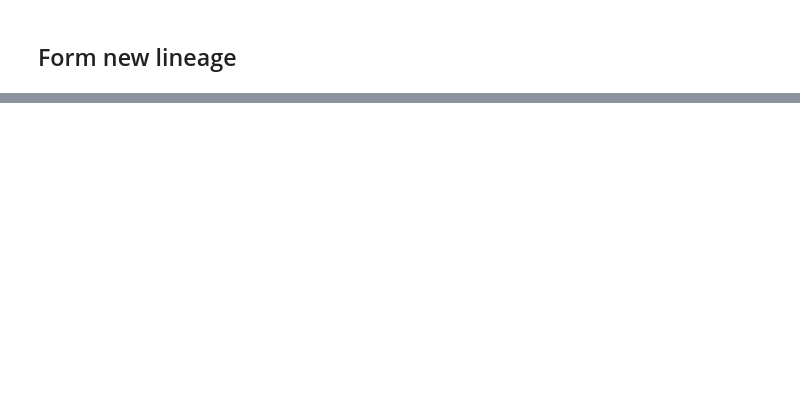
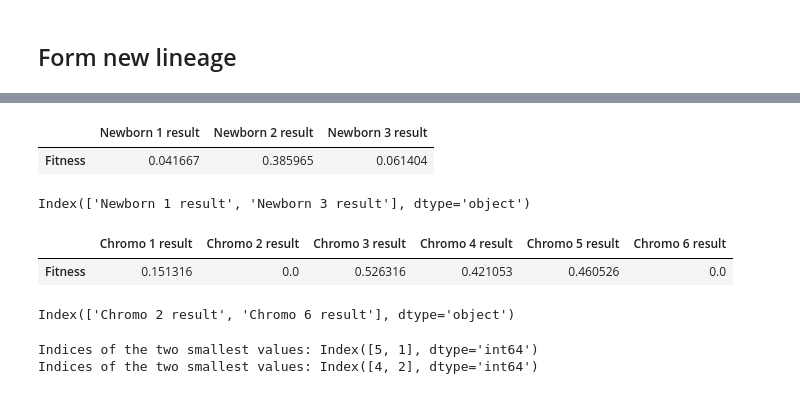
Before and after one commit to gfantonib/genetic_algorithm, a Jupyter notebook: 06_form_new_lineage.ipynb, the cells around one changed output, grey strips where cells are left out. Saved outputs shown, nothing was run; the diff lists cells and outputs as text; code cells hidden in the pictures; blank space fills up the shorter version.

```diff
--- a/06_form_new_lineage.ipynb
+++ b/06_form_new_lineage.ipynb
@@ -314,0 +312,69 @@ df_chromo_result
+# %%
+# Apply the same fitness flow to the new dataframe with the newborns
+
+# Iterate df_current_lineage in database.
+i = 0
+trash = None
+df_three_newborn_fitness = pd.DataFrame()
+max_i = len(df_three_newborn.columns)
+while i < max_i:
+	current_chromosome = (df_three_newborn.iloc[1:, i]).values
+	scalar = df_three_newborn.iloc[0, i]
+	chromo_result = df_op.apply(func=chromo_action, axis=1, args=(current_chromosome, scalar, trash))
+	df_three_newborn_fitness[f'Newborn {i+1} result'] = chromo_result
+	i = i + 1
+
+# Create chromo reference: a DataFrame that contain
+# 'A' if number > 0 and 'I' if number < 0.
+df_three_newborn_fitness = df_three_newborn_fitness.applymap(lambda x: 'A' if x > 0 else 'I')
+
+# Calculate how many A's and how many I's were correct.
+df_three_newborn_fitness = df_three_newborn_fitness.apply(chromo_count_matches)
+
+# Calculate the fitness for all the six chromosome
+fitness_values = df_three_newborn_fitness.apply(fitness_calculation)
+df_three_newborn_fitness.loc['Fitness'] = fitness_values
+
+# Removing obsolete A and I rows
+i_remove = ['Right A', 'Right I']
+df_three_newborn_fitness = df_three_newborn_fitness.drop(i_remove)
+
+df_three_newborn_fitness
+# %% [output]
+|  | Newborn 1 result | Newborn 2 result | Newborn 3 result |
+| Fitness | 0.041667 | 0.385965 | 0.061404 |
+# %%
+largest_values = (df_three_newborn_fitness.iloc[0, :]).nsmallest(2)
+largest_indices = largest_values.index
+print(largest_indices)
+# %% [output]
+Index(['Newborn 1 result', 'Newborn 3 result'], dtype='object')
+# %%
+df_current_lineage_fitness
+# %% [output]
+|  | Chromo 1 result | Chromo 2 result | Chromo 3 result | Chromo 4 result | Chromo 5 result | Chromo 6 result |
+| Fitness | 0.151316 | 0.0 | 0.526316 | 0.421053 | 0.460526 | 0.0 |
+# %%
+smallest_values = (df_current_lineage_fitness.iloc[0, :]).nsmallest(2)
+smallest_indices = smallest_values.index
+print(smallest_indices)
+# %% [output]
+Index(['Chromo 2 result', 'Chromo 6 result'], dtype='object')
+# %%
+
+# Sample Pandas Series
+series = pd.Series([5, 1, 8, 2, 10, 0])
+
+# Find the two smallest values and their indices
+smallest_values = series.nsmallest(2)
+smallest_indices = smallest_values.index
+
+largest_values = series.nlargest(2)
+largest_indices = largest_values.index
+
+# Print the indices of the two smallest values
+print("Indices of the two smallest values:", smallest_indices)
+print("Indices of the two smallest values:", largest_indices)
+# %% [output]
+Indices of the two smallest values: Index([5, 1], dtype='int64')
+Indices of the two smallest values: Index([4, 2], dtype='int64')
```
Also changed, not shown: parts of 11 cells of this notebook.
